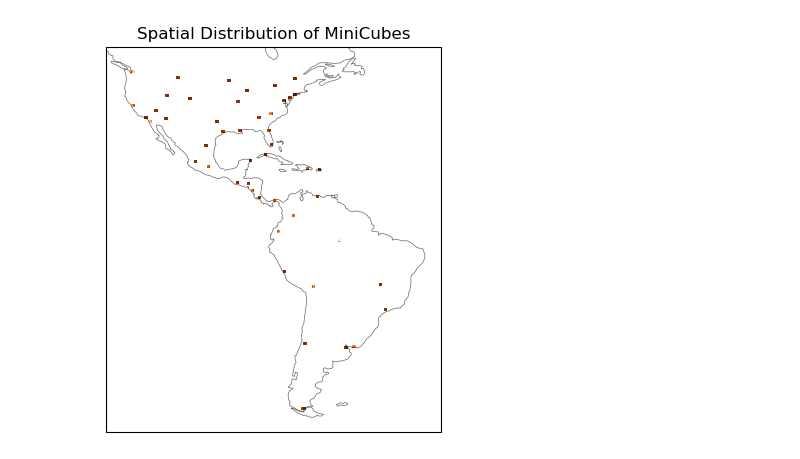
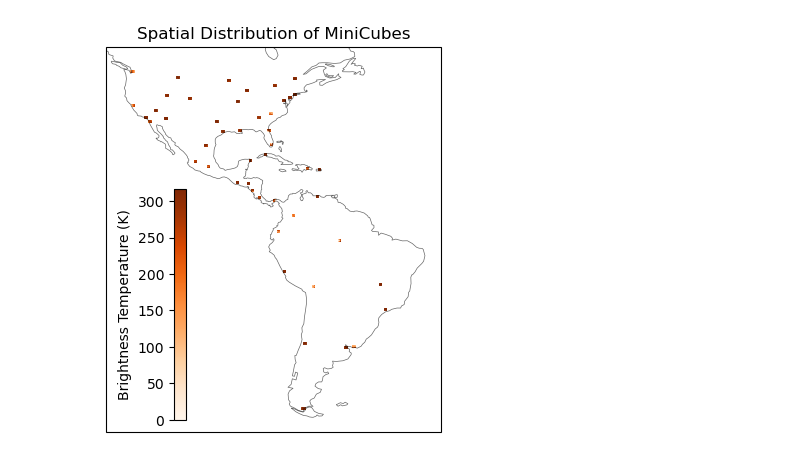
Before and after one commit to jstarfeldt/ML_UH_datasets, a Jupyter notebook: Jon_dataset_code/spatial_cubes_figure.ipynb, the cells around one changed output. Drawn from its saved outputs; the diff is of its cells as text; code cells hidden in the pictures.

Commit message:
Added a colorbar to spatial cubes figure

```diff
--- a/Jon_dataset_code/spatial_cubes_figure.ipynb
+++ b/Jon_dataset_code/spatial_cubes_figure.ipynb
@@ -15,10 +17,12 @@ cities = [
 ]
 cities = sorted(cities)
 # %%
-geo_tiff_files = [glob.glob(f'/glade/derecho/scratch/jstarfeldt/urban_heat_dataset/{city}/GOES_2022_2/*')[0] for city in cities]
+geo_tiff_files = [sorted(glob.glob(f'/glade/derecho/scratch/jstarfeldt/urban_heat_dataset/{city}/GOES_2022_2/*'))[0] for city in cities]
 # %%
 # Create a figure with a Cartopy projection
 fig, ax = plt.subplots(figsize=(10, 5), subplot_kw={'projection': ccrs.PlateCarree()})
+max = 0
+min = 999
 
 # Open the input GeoTIFF
 for file in geo_tiff_files:
@@ -48,32 +52,44 @@ for file in geo_tiff_files:
                 src_transform=src.transform,
                 src_crs=src.crs,
                 dst_transform=transform,
                 dst_crs=dst_crs,
                 resampling=Resampling.nearest  # Choose a resampling method
             )
 
         # Plot the output file
         file = 'output.tif'
         src = rasterio.open(file)
         # Read the first band
-        #band1 = src.read(1)
+        band1 = src.read(1)
+        local_min = np.nanmin(band1)
+        local_max = np.nanmax(band1)
+        if local_min < min:
+            min = local_min
+        if local_max > max:
+            max = local_max
+
         # Plot the data
         show((src, 1), transform=src.transform, ax=ax, cmap='Oranges')
+
+scalar_mappable = cm.ScalarMappable(
+        norm=colors.Normalize(vmin=min, vmax=max),
+        cmap='Oranges')
+fig.colorbar(scalar_mappable, location='left', ax=ax, anchor=(2.5, 0.08), shrink=0.6, label='Brightness Temperature (K)')
 
 # Set global extent
 ax.set_global()
 
 # Add coastlines for reference
 ax.coastlines(alpha=0.6, lw=0.5)
 
 # Limit coverage area
 ax.set_xlim(left=-130, right=-30)
 ax.set_ylim(bottom=-60, top=55)
 
 # Add a title
 plt.title('Spatial Distribution of MiniCubes')
 
 # Show the plot
 plt.savefig('/glade/derecho/scratch/jstarfeldt/data_analysis/spatial_cubes.svg', bbox_inches='tight', transparent=True)
 # %% [output]
-[figure, old version]
+[figure, new version]
```
Also changed, not shown: parts of 1 cell of this notebook.
